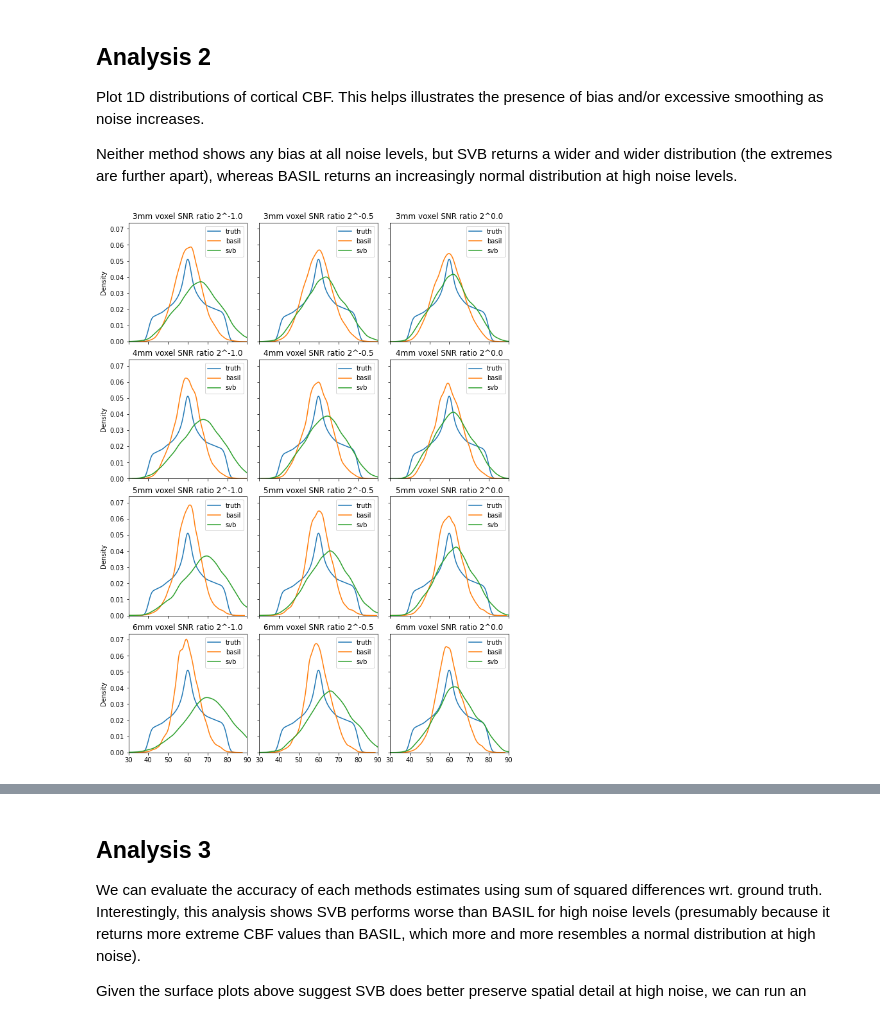
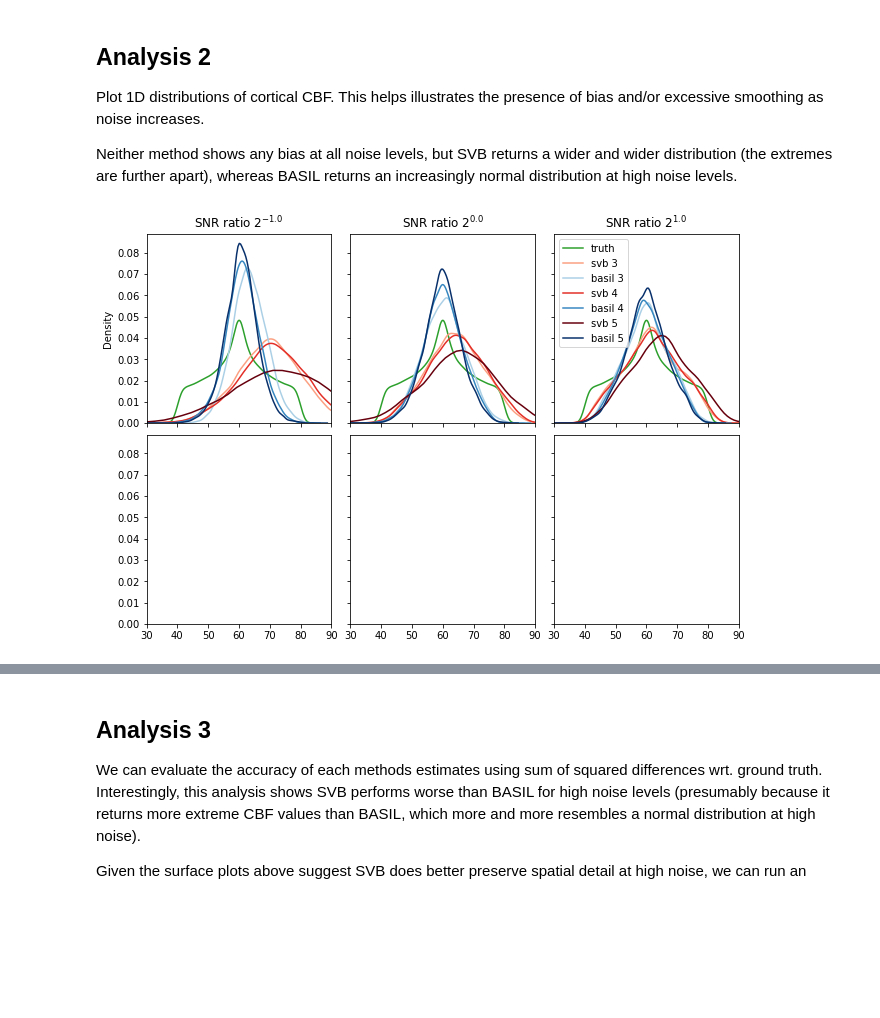
Before and after one commit to tomfrankkirk/svb_evaluation, a Jupyter notebook: brain_eval.ipynb, the cells around one changed output, grey strips where cells are left out. Cells and saved outputs as stored; diff of their text form; code cells hidden in the pictures; blank space fills up the shorter version.

```diff
--- a/brain_eval.ipynb
+++ b/brain_eval.ipynb
@@ -175,4 +259,5 @@ for pld, ax in enumerate(axes):
     ax.imshow(data_base[:,:,proj_base.spc.size[-1]//2,start:end].mean(-1), vmin=0, vmax=40)
     ax.set_xticks([])
     ax.set_yticks([])
+    ax.set_title(f'PLD {pld+1}')
 # %% [output]
@@ -234,13 +318,11 @@ snrs = []
 for snr_ratio in SNR_RATIO:
     s = []
     for v in vox_sizes:
-        mask = (projectors[v].pvs()[...,:2] > 0.05).any(-1)
+        mask = (projectors[v].pvs()[...,1] > 0.8)
         d = input_data[snr_ratio][v][mask,:]
         sig = d.mean(-1)
-        gm = (sig > np.percentile(sig, 80))
-        noise = d[gm].std(-1)
-        x = sig[gm] / noise
-        s.append( x.mean() )
+        noise = d.std(-1)
+        s.append( (sig / noise).mean() )
     snrs.append(s)
 
 snrs = np.array(snrs)
@@ -249,4 +331,5 @@ ax.plot(vox_sizes, snrs.T, marker='o')
 ax.legend(SNR_RATIO, title=r'SNR ratio (2$^n$)')
 ax.set_xscale('log')
 ax.set_yscale('log')
+ax.set_title("SNR at each voxel size")
 # %% [output]
@@ -291,9 +372,8 @@ for v in vox_sizes:
         if not op.exists(op.join(odir, 'output')):
             oxasl_jobs.append( (data, mask.astype(np.int8), odir, BASIL_OPTS, pvs[...,:2], proj) )
 
-from multiprocessing import Pool
-with Pool() as pool:
-    pool.starmap(fabber_funcs.oxasl_cmd, oxasl_jobs)
+# with Pool() as pool:
+#     pool.starmap(fabber_funcs.oxasl_cmd, oxasl_jobs)
 
 for v in vox_sizes:
     proj = projectors[v]
@@ -304,9 +384,10 @@ for v in vox_sizes:
     for snr in SNR_RATIO:
         # SVB infer att
         data = input_data[snr][v]
+        data_mean = np.stack([ data[...,(idx*RPT):(idx+1)*RPT].mean(-1) for idx in range(len(PLDS)) ], axis=-1)
         odir = f"{ANATOMY}_test/svb_vox-{v}_snr-{snr}_rpt-{RPT}"
-        if not op.exists(op.join(odir, 'mean_ftiss.nii.gz')):
-            run(proj.spc.make_nifti(data), "aslrest",
+        if not op.exists(op.join(odir, 'mean_ftiss.nii.gz')) or True:
+            run(proj.spc.make_nifti(data_mean), "aslrest",
                 odir, repeats=RPT, projector=proj, mask=mask,
                 **options)
 # %% [output]
@@ -412,17 +494,22 @@ Plot 1D distributions of cortical CBF. This helps illustrates the presence of bi
 
 Neither method shows any bias at all noise levels, but SVB returns a wider and wider distribution (the extremes are further apart), whereas BASIL returns an increasingly normal distribution at high noise levels.
 # %%
-fig, axes_all = plt.subplots(len(vox_sizes), 3, constrained_layout=True, figsize=(9,len(vox_sizes)*3), sharex=True, sharey=True)
+fig, axes_all = plt.subplots(2, 3, constrained_layout=True, figsize=(9,6), sharex=True, sharey=True)
+reds = get_cmap('Reds')
+blues = get_cmap('Blues')
 
-for idx, vox in enumerate(vox_sizes):
-    axes = axes_all[idx,:]
-    for ax, snr in zip(axes.flat, SNR_RATIO):
-        sns.kdeplot(x=ctx_cbf[thick_mask], label='truth', ax=ax, color=cmap[0])
-        sns.kdeplot(x=df.loc['basil', vox, snr]['gm_cbf'][thick_mask], label='basil', ax=ax, color=cmap[1])
-        sns.kdeplot(x=df.loc['svb', vox, snr]['gm_cbf'][thick_mask], label='svb', ax=ax, color=cmap[2])
 
-        ax.set_title(f'{vox}mm voxel SNR ratio 2^{snr:.1f}')
-        ax.legend()
-        ax.set_xlim(30, 90)
+for ax, snr in zip(axes_all.flat, SNR_RATIO):
+    sns.kdeplot(x=ctx_cbf[thick_mask], label='truth', ax=ax, color=cmap[2])
+
+    for vidx, v in enumerate(vox_sizes):
+        sns.kdeplot(x=df.loc['svb', v, snr]['gm_cbf'][thick_mask], label=f'svb {v}', ax=ax, color=reds((vidx+1)/vox_sizes.size))
+        sns.kdeplot(x=df.loc['basil', v, snr]['gm_cbf'][thick_mask], label=f'basil {v}', ax=ax, color=blues((vidx+1)/vox_sizes.size))
+
+    ax.set_title(r'SNR ratio 2$^{%.1f}$' % snr)
+    ax.set_xlim(30, 90)
+
+ax.legend()
+fig.show()
 # %% [output]
-[figure, old version]
+[figure, new version]
```
Also changed, not shown: parts of 40 cells of this notebook, 6 other files.
